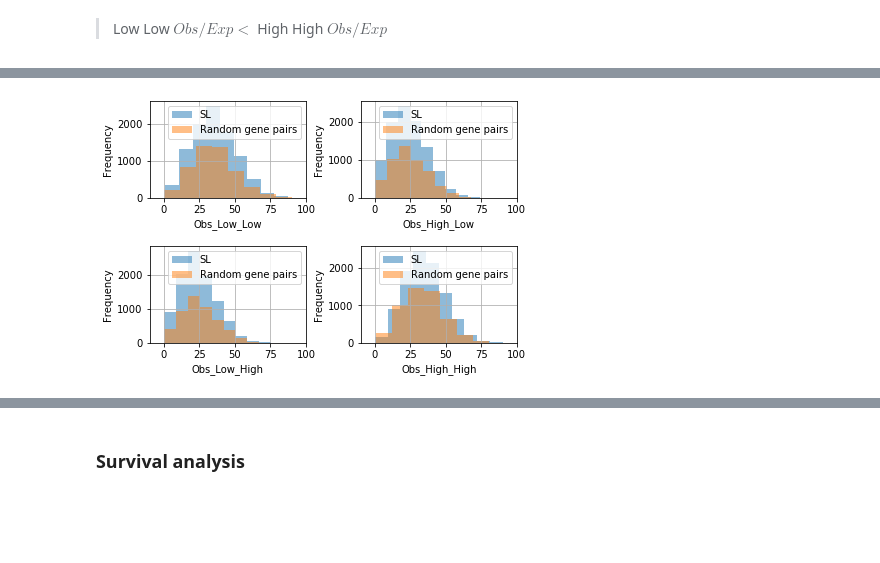
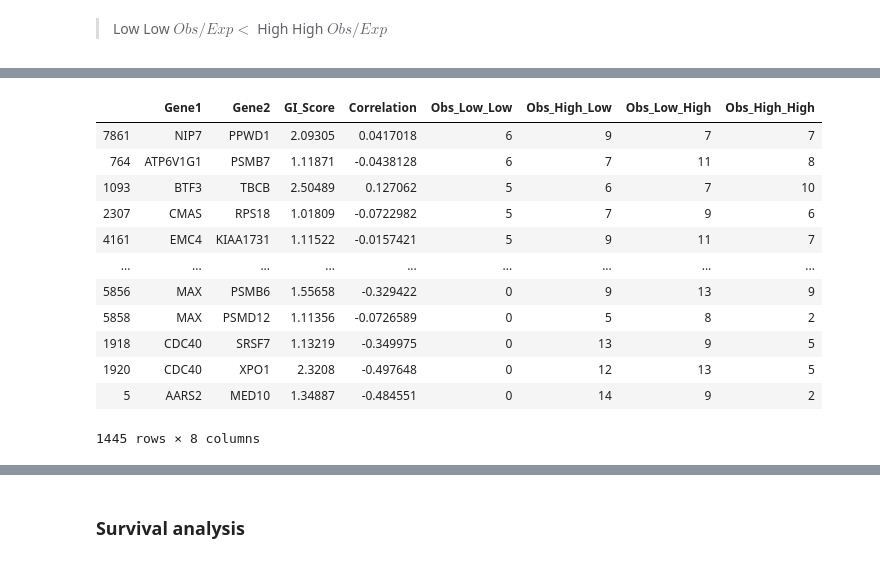
Before and after one commit to goodarzilab/Abe, a Jupyter notebook: Projects/Patient_GI/notebook.ipynb, the cells around one changed output, grey strips where cells are left out. Saved outputs shown, nothing was run; the diff lists cells and outputs as text; code cells hidden in the pictures; blank space fills up the shorter version.

```diff
--- a/Projects/Patient_GI/notebook.ipynb
+++ b/Projects/Patient_GI/notebook.ipynb
@@ -385,4 +260,20 @@ r_test[
-# %%
-stat_test_plot(test,r_test)
-# %% [output]
-[figure, removed]
+# %%
+test_res[
+    (test_res.Obs_Low_Low < test_res.Obs_High_High) &
+    (test_res.Obs_Low_Low < test_res.Obs_Low_High) &
+    (test_res.Obs_Low_Low < test_res.Obs_High_Low)
+].sort_values('Obs_Low_Low', ascending = False)
+# %% [output]
+|  | Gene1 | Gene2 | GI_Score | Correlation | Obs_Low_Low | Obs_High_Low | Obs_Low_High | Obs_High_High |
+| 7861 | NIP7 | PPWD1 | 2.09305 | 0.0417018 | 6 | 9 | 7 | 7 |
+| 764 | ATP6V1G1 | PSMB7 | 1.11871 | -0.0438128 | 6 | 7 | 11 | 8 |
+| 1093 | BTF3 | TBCB | 2.50489 | 0.127062 | 5 | 6 | 7 | 10 |
+| 2307 | CMAS | RPS18 | 1.01809 | -0.0722982 | 5 | 7 | 9 | 6 |
+| 4161 | EMC4 | KIAA1731 | 1.11522 | -0.0157421 | 5 | 9 | 11 | 7 |
+| ... | ... | ... | ... | ... | ... | ... | ... | ... |
+| 5856 | MAX | PSMB6 | 1.55658 | -0.329422 | 0 | 9 | 13 | 9 |
+| 5858 | MAX | PSMD12 | 1.11356 | -0.0726589 | 0 | 5 | 8 | 2 |
+| 1918 | CDC40 | SRSF7 | 1.13219 | -0.349975 | 0 | 13 | 9 | 5 |
+| 1920 | CDC40 | XPO1 | 2.3208 | -0.497648 | 0 | 12 | 13 | 5 |
+| 5 | AARS2 | MED10 | 1.34887 | -0.484551 | 0 | 14 | 9 | 2 |
+1445 rows × 8 columns
```
Also changed, not shown: parts of 28 cells of this notebook.
